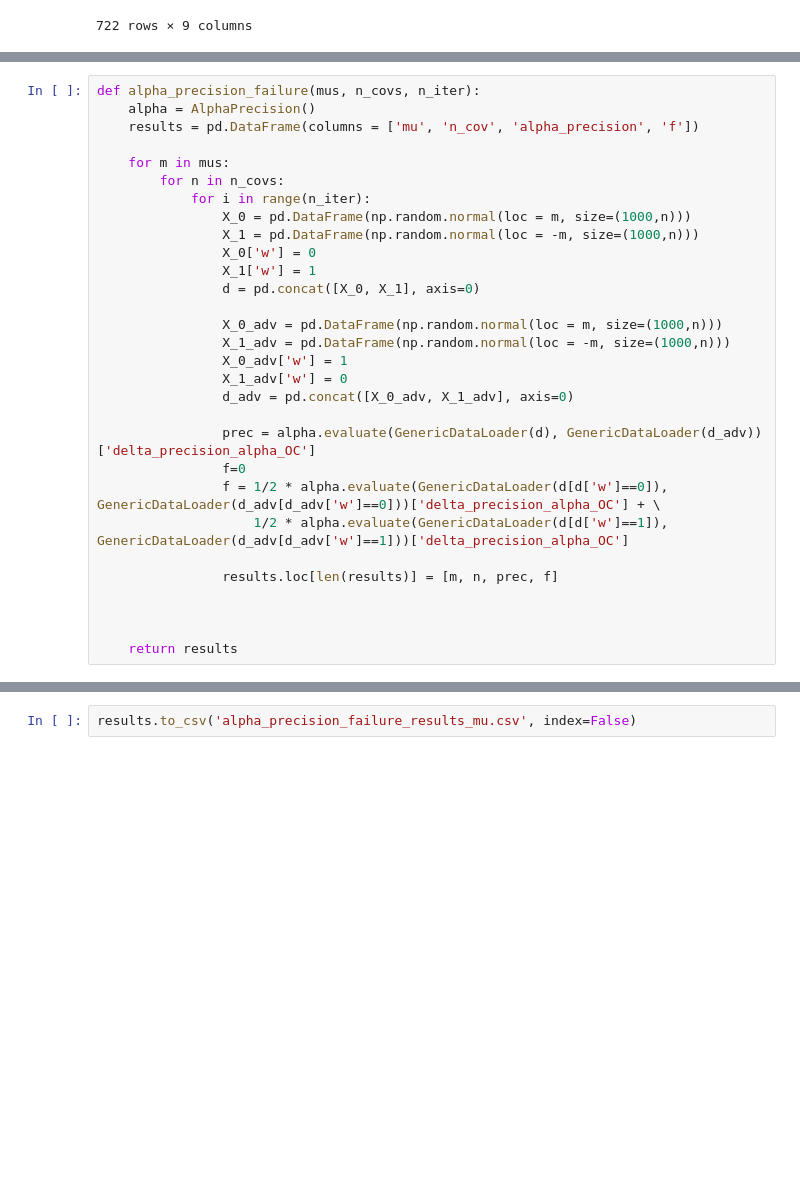
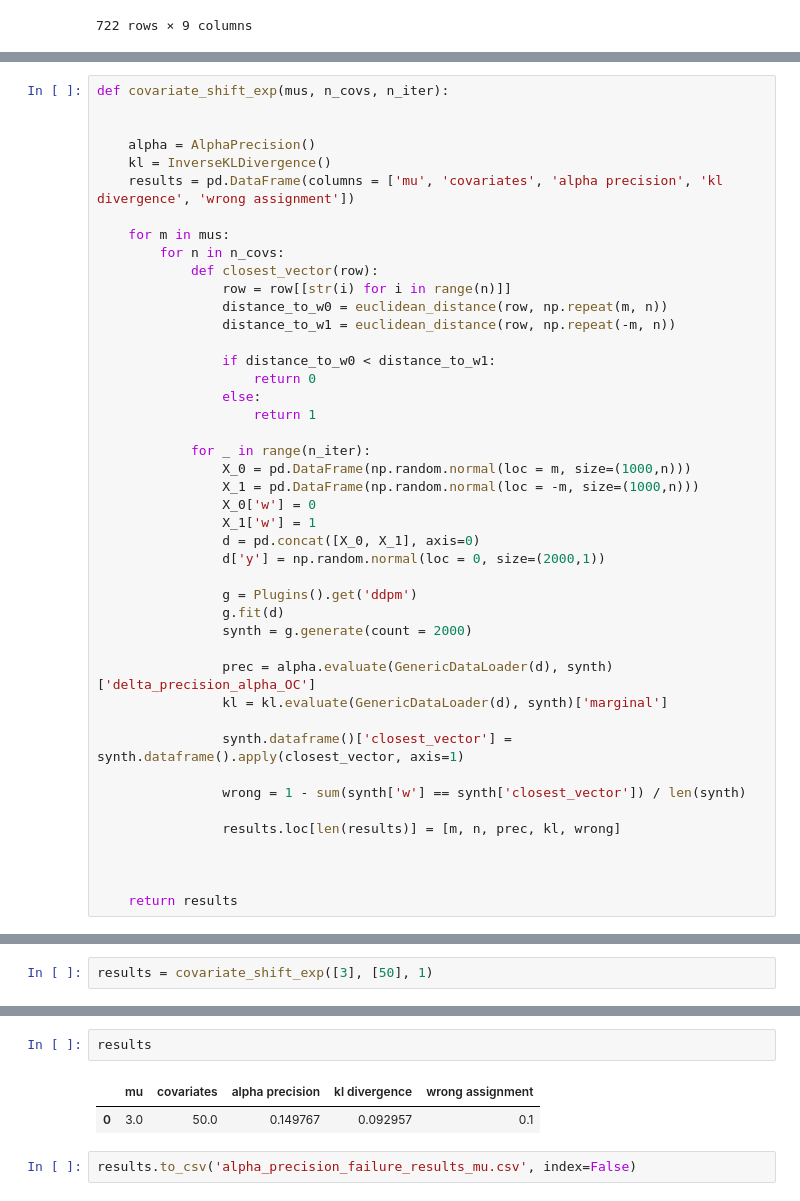
Before and after one commit to harrya32/causal_synthetic_data, a Jupyter notebook: Experiments/Experiments.ipynb, the cells around one changed output, grey strips where cells are left out. Drawn from its saved outputs; the diff is of its cells as text; blank space fills up the shorter version.

Commit message:
covariate shift example

```diff
--- a/Experiments/Experiments.ipynb
+++ b/Experiments/Experiments.ipynb
@@ -1219,29 +1222,43 @@ $$\alpha \text{-precision testing}$$
 # %%
-def alpha_precision_failure(mus, n_covs, n_iter):
+def covariate_shift_exp(mus, n_covs, n_iter):
+
+
     alpha = AlphaPrecision()
-    results = pd.DataFrame(columns = ['mu', 'n_cov', 'alpha_precision', 'f'])
+    kl = InverseKLDivergence()
+    results = pd.DataFrame(columns = ['mu', 'covariates', 'alpha precision', 'kl divergence', 'wrong assignment'])
 
     for m in mus:
         for n in n_covs:
-            for i in range(n_iter):
+            def closest_vector(row):
+                row = row[[str(i) for i in range(n)]]
+                distance_to_w0 = euclidean_distance(row, np.repeat(m, n))
+                distance_to_w1 = euclidean_distance(row, np.repeat(-m, n))
+
+                if distance_to_w0 < distance_to_w1:
+                    return 0
+                else:
+                    return 1
+
+            for _ in range(n_iter):
                 X_0 = pd.DataFrame(np.random.normal(loc = m, size=(1000,n)))
                 X_1 = pd.DataFrame(np.random.normal(loc = -m, size=(1000,n)))
                 X_0['w'] = 0
                 X_1['w'] = 1
                 d = pd.concat([X_0, X_1], axis=0)
+                d['y'] = np.random.normal(loc = 0, size=(2000,1))
 
-                X_0_adv = pd.DataFrame(np.random.normal(loc = m, size=(1000,n)))
-                X_1_adv = pd.DataFrame(np.random.normal(loc = -m, size=(1000,n)))
-                X_0_adv['w'] = 1
-                X_1_adv['w'] = 0
-                d_adv = pd.concat([X_0_adv, X_1_adv], axis=0)
+                g = Plugins().get('ddpm')
+                g.fit(d)
+                synth = g.generate(count = 2000)
 
-                prec = alpha.evaluate(GenericDataLoader(d), GenericDataLoader(d_adv))['delta_precision_alpha_OC']
-                f=0
-                f = 1/2 * alpha.evaluate(GenericDataLoader(d[d['w']==0]), GenericDataLoader(d_adv[d_adv['w']==0]))['delta_precision_alpha_OC'] + \
-                    1/2 * alpha.evaluate(GenericDataLoader(d[d['w']==1]), GenericDataLoader(d_adv[d_adv['w']==1]))['delta_precision_alpha_OC']
+                prec = alpha.evaluate(GenericDataLoader(d), synth)['delta_precision_alpha_OC']
+                kl = kl.evaluate(GenericDataLoader(d), synth)['marginal']
 
-                results.loc[len(results)] = [m, n, prec, f]
+                synth.dataframe()['closest_vector'] = synth.dataframe().apply(closest_vector, axis=1)
+
+                wrong = 1 - sum(synth['w'] == synth['closest_vector']) / len(synth)
+
+                results.loc[len(results)] = [m, n, prec, kl, wrong]
 
 
 
@@ -1250,0 +1266,2 @@ results = alpha_precision_failure([1,2,3,4,5], [20], 10)
+# %%
+results = covariate_shift_exp([3], [50], 1)
@@ -1251,3 +1272,8 @@ results = alpha_precision_failure([1,2,3,4,5], [20], 10)
+# %%
+results
+# %% [output]
+|  | mu | covariates | alpha precision | kl divergence | wrong assignment |
+| 0 | 3.0 | 50.0 | 0.149767 | 0.092957 | 0.1 |
 # %%
 results.to_csv('alpha_precision_failure_results_mu.csv', index=False)
 # %%
```
Also changed, not shown: parts of 7 cells of this notebook, 32 other files.
